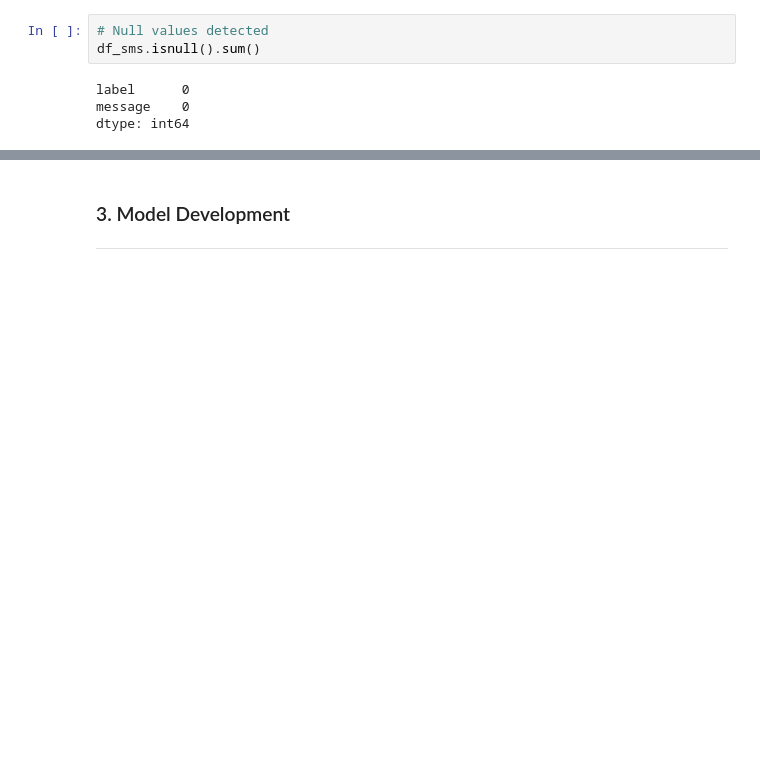
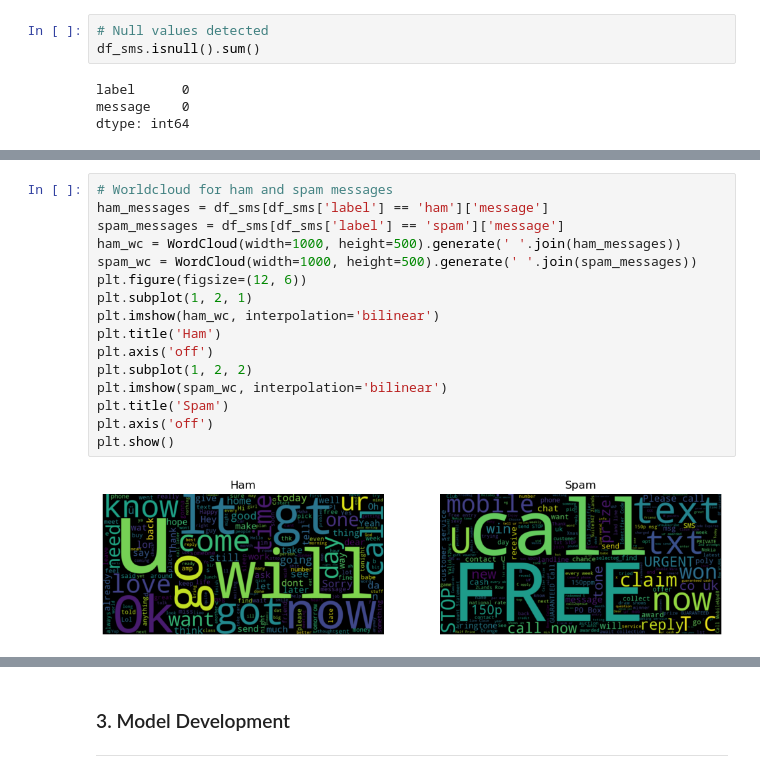
Before and after one commit to MarcusDo/NLP-Assignment3-SNS-SpamDetection, a Jupyter notebook: model/main.ipynb, the cells around one changed output, grey strips where cells are left out. Drawn from its saved outputs; the diff is of its cells as text; blank space fills up the shorter version.

```diff
--- a/model/main.ipynb
+++ b/model/main.ipynb
@@ -105,0 +142,18 @@ np.int64(0)
+# %%
+# Worldcloud for ham and spam messages
+ham_messages = df_sms[df_sms['label'] == 'ham']['message']
+spam_messages = df_sms[df_sms['label'] == 'spam']['message']
+ham_wc = WordCloud(width=1000, height=500).generate(' '.join(ham_messages))
+spam_wc = WordCloud(width=1000, height=500).generate(' '.join(spam_messages))
+plt.figure(figsize=(12, 6))
+plt.subplot(1, 2, 1)
+plt.imshow(ham_wc, interpolation='bilinear')
+plt.title('Ham')
+plt.axis('off')
+plt.subplot(1, 2, 2)
+plt.imshow(spam_wc, interpolation='bilinear')
+plt.title('Spam')
+plt.axis('off')
+plt.show()
+# %% [output]
+[figure, added]
```
Also changed, not shown: parts of 24 cells of this notebook, 2 other files.
